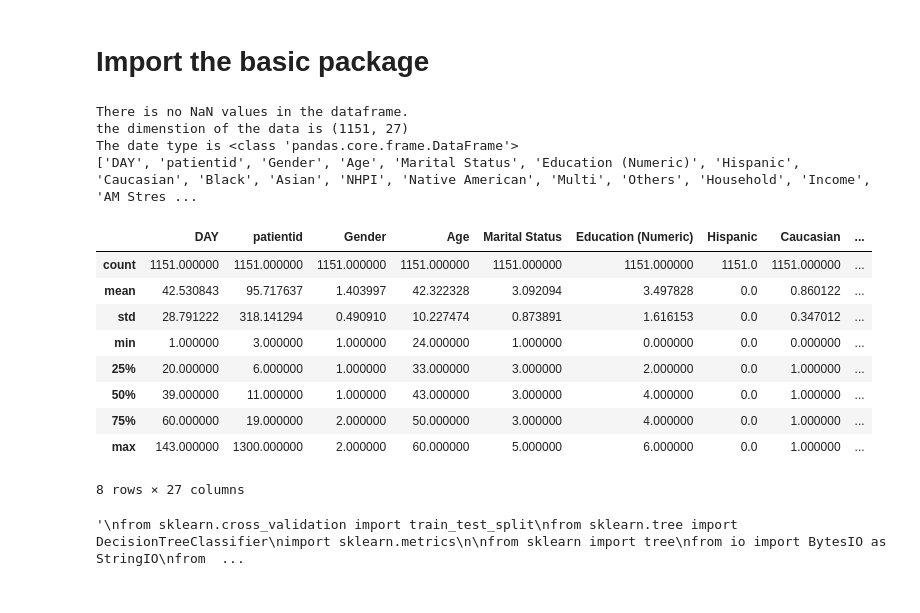
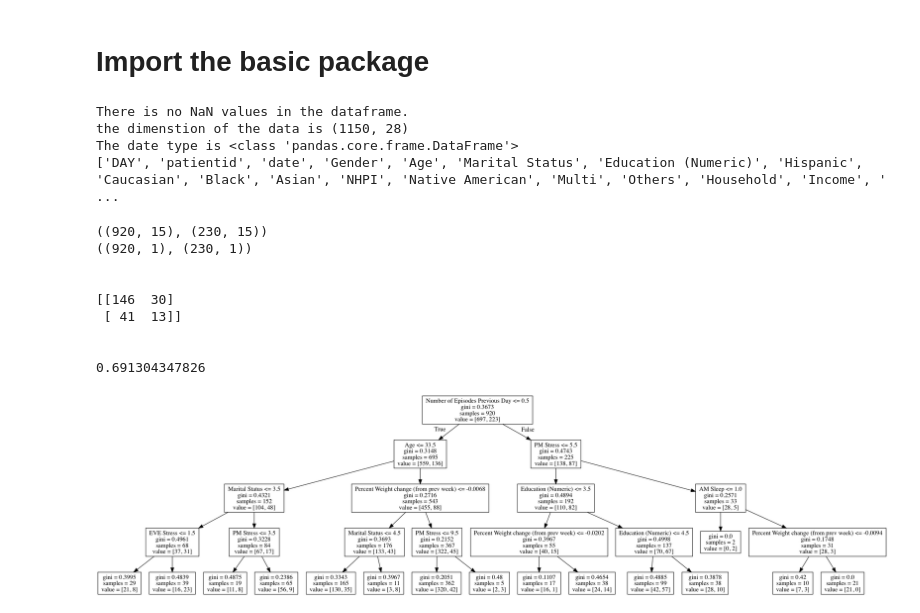
Before and after one commit to khangvtran/REU_2017_Repo, a Jupyter notebook: Source_Code/Decision_Tree.ipynb, the cells around one changed output. Cells and saved outputs as stored; diff of their text form; code cells hidden in the pictures.

```diff
--- a/Source_Code/Decision_Tree.ipynb
+++ b/Source_Code/Decision_Tree.ipynb
@@ -14,45 +14,64 @@ if not (data.isnull().values.any()):
 print("the dimenstion of the data is " + str(data.shape))
 print("The date type is " + str(type(data)))
 print(list(data.columns))
-data.describe()
+#data.describe()
 # %% [output]
 There is no NaN values in the dataframe.
-the dimenstion of the data is (1151, 27)
+the dimenstion of the data is (1150, 28)
 The date type is <class 'pandas.core.frame.DataFrame'>
-['DAY', 'patientid', 'Gender', 'Age', 'Marital Status', 'Education (Numeric)', 'Hispanic', 'Caucasian', 'Black', 'Asian', 'NHPI', 'Native American', 'Multi', 'Others', 'Household', 'Income', 'AM Stres ...
+['DAY', 'patientid', 'date', 'Gender', 'Age', 'Marital Status', 'Education (Numeric)', 'Hispanic', 'Caucasian', 'Black', 'Asian', 'NHPI', 'Native American', 'Multi', 'Others', 'Household', 'Income', ' ...
-|  | DAY | patientid | Gender | Age | Marital Status | Education (Numeric) | Hispanic | Caucasian | ... |
-| count | 1151.000000 | 1151.000000 | 1151.000000 | 1151.000000 | 1151.000000 | 1151.000000 | 1151.0 | 1151.000000 | ... |
-| mean | 42.530843 | 95.717637 | 1.403997 | 42.322328 | 3.092094 | 3.497828 | 0.0 | 0.860122 | ... |
-| std | 28.791222 | 318.141294 | 0.490910 | 10.227474 | 0.873891 | 1.616153 | 0.0 | 0.347012 | ... |
-| min | 1.000000 | 3.000000 | 1.000000 | 24.000000 | 1.000000 | 0.000000 | 0.0 | 0.000000 | ... |
-| 25% | 20.000000 | 6.000000 | 1.000000 | 33.000000 | 3.000000 | 2.000000 | 0.0 | 1.000000 | ... |
-| 50% | 39.000000 | 11.000000 | 1.000000 | 43.000000 | 3.000000 | 4.000000 | 0.0 | 1.000000 | ... |
-| 75% | 60.000000 | 19.000000 | 2.000000 | 50.000000 | 3.000000 | 4.000000 | 0.0 | 1.000000 | ... |
-| max | 143.000000 | 1300.000000 | 2.000000 | 60.000000 | 5.000000 | 6.000000 | 0.0 | 1.000000 | ... |
-8 rows × 27 columns
 # %%
-# At the moment, the inmation from race is not particularly helpful. We only have 3 races: Caucasin, Black and Asian.
+# At the moment, the inmation from race is not particularly helpful. We only have 3 races: Caucasian, Black and Asian.
 # Hence, for the purpose of building a predictive model, races will not ibe included
+
 Predictor_Cols = ['Gender', 'Age',
                   'Marital Status', 'Education (Numeric)', 'Household', 'Income',
-                  'AM Stress', 'AM Hunger', 'AM Sleep', 'AM Sleep hours', 'AM Weight',
+                  'AM Stress', 'AM Hunger', 'AM Sleep', 'AM Sleep hours',
                   'Percent Weight change (from prev week)', 'Percent Weight change (from prev day)',
                   'PM Stress', 'EVE Stress', 'Number of Episodes Previous Day']
-
 Target_Col = ['Episode']
 
 predictors = data[Predictor_Cols]
 target = data[Target_Col]
 # %%
-"""
+# build the decision tree model
 from sklearn.cross_validation import train_test_split
+pred_train, pred_test, tar_train, tar_test = train_test_split(predictors, target, test_size = 0.2)
+print(pred_train.shape, pred_test.shape)
+print(tar_train.shape, tar_test.shape)
+
 from sklearn.tree import DecisionTreeClassifier
+classifier = DecisionTreeClassifier(max_depth = 4)
+classifier.fit(pred_train, tar_train)
+predictions = classifier.predict(pred_test)
+print("\n")
+
 import sklearn.metrics
+print(sklearn.metrics.confusion_matrix(tar_test, predictions))
+print("\n")
 
+print(sklearn.metrics.accuracy_score(tar_test, predictions))
+
+# visualization of the tree
 from sklearn import tree
 from io import BytesIO as StringIO
 from IPython.display import Image
+fout = StringIO()
+tree.export_graphviz(classifier,
+                     feature_names = list(predictors),
+                     out_file = fout)
+
 import pydotplus
-"""
+graph = pydotplus.graph_from_dot_data(fout.getvalue())
+Image(graph.create_png())
 # %% [output]
-'\nfrom sklearn.cross_validation import train_test_split\nfrom sklearn.tree import DecisionTreeClassifier\nimport sklearn.metrics\n\nfrom sklearn import tree\nfrom io import BytesIO as StringIO\nfrom  ...
+((920, 15), (230, 15))
+((920, 1), (230, 1))
+
+
+[[146  30]
+ [ 41  13]]
+
+
+0.691304347826
+[figure, added]
```
Also changed, not shown: parts of 1 cell of this notebook, 3 other files.
